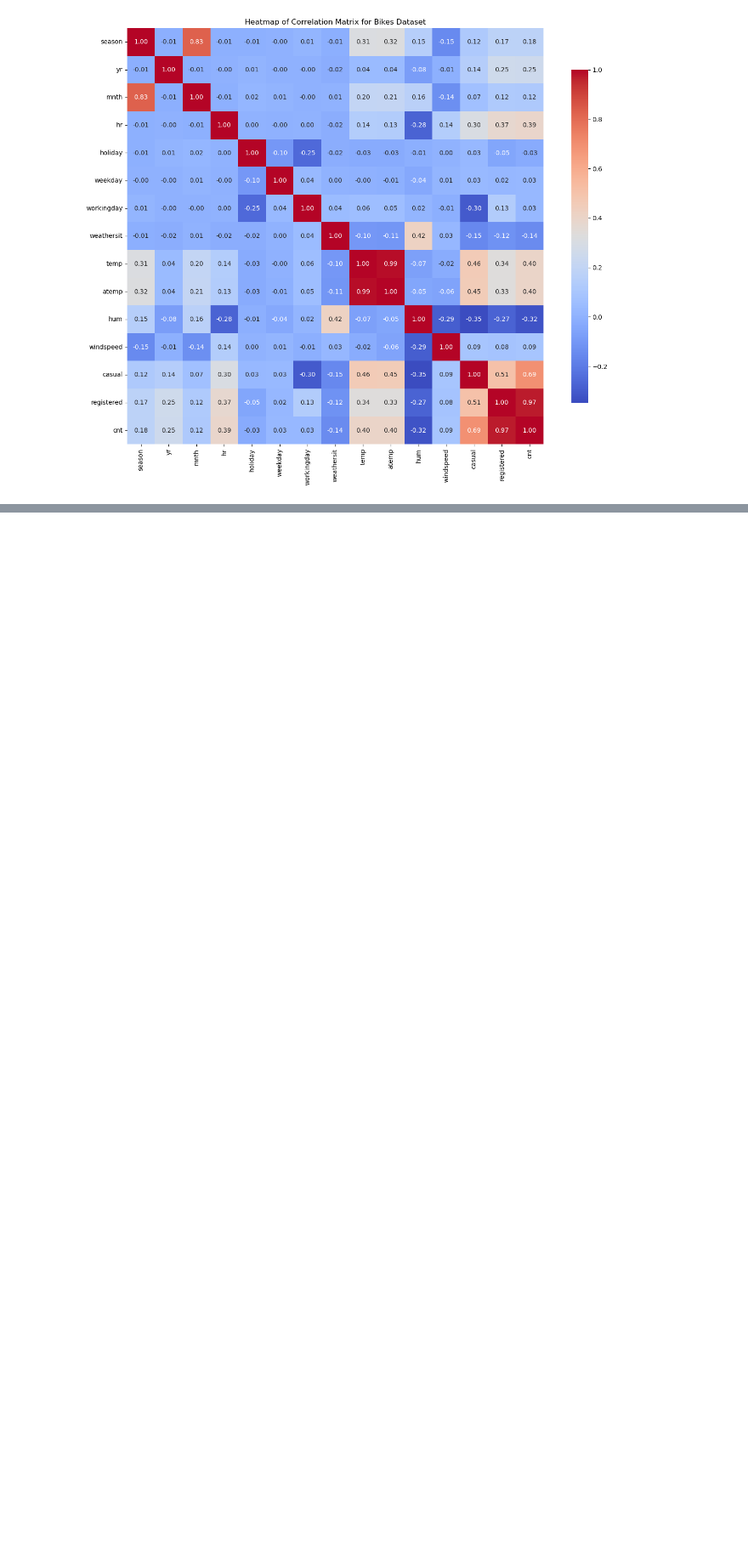
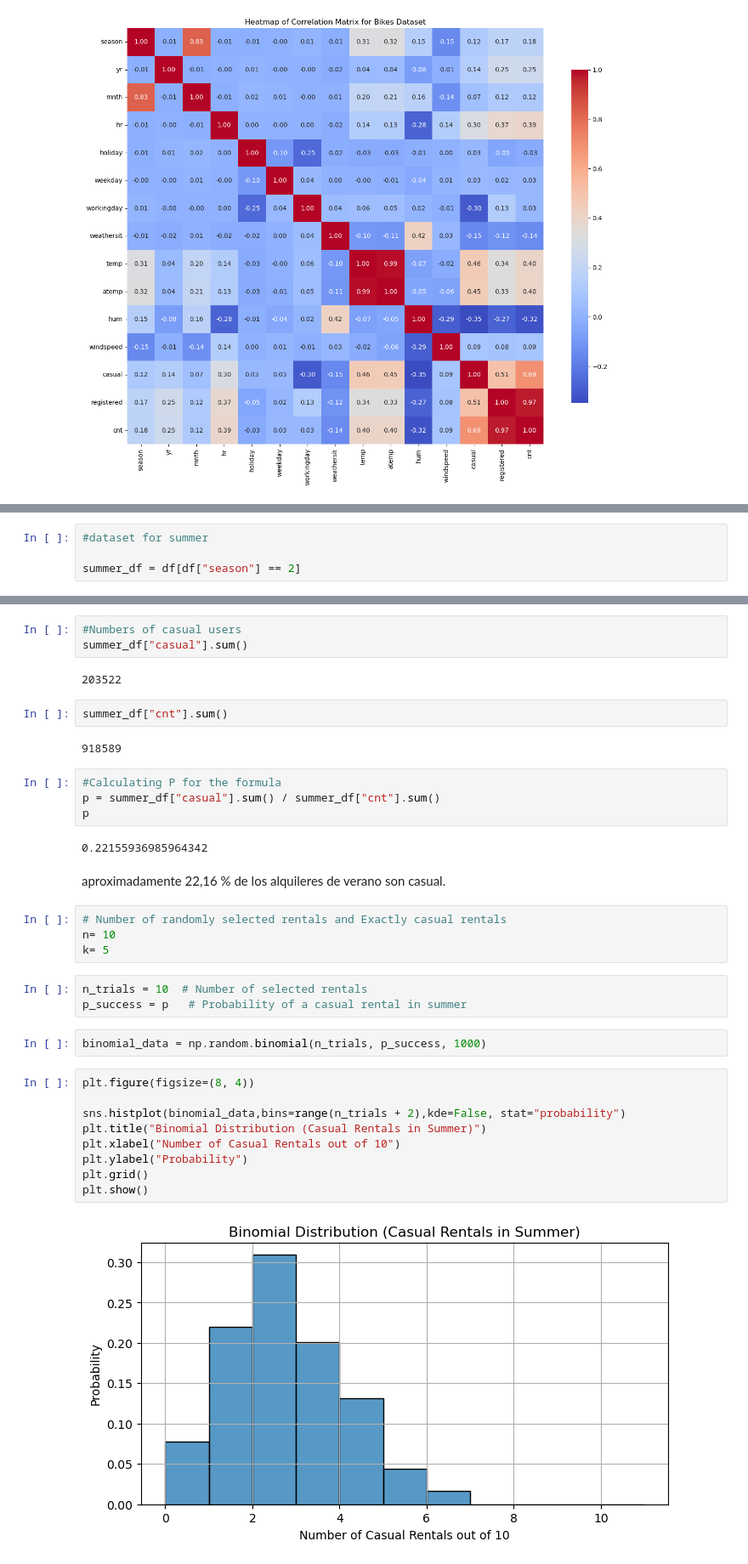
Before and after one commit to 2026623-Student/Statistical-Project, a Jupyter notebook: Bikes_Jupyter.ipynb, the cells around one changed output, grey strips where cells are left out. Shown at 85% size. Cells and saved outputs as stored; diff of their text form; blank space fills up the shorter version.

Commit message:
Starting Binomial
update

```diff
--- a/Bikes_Jupyter.ipynb
+++ b/Bikes_Jupyter.ipynb
@@ -243,0 +248,4 @@ plt.show()
+# %%
+#dataset for summer
+
+summer_df = df[df["season"] == 2]
@@ -243,0 +266,37 @@ plt.show()
+# %%
+#Numbers of casual users
+summer_df["casual"].sum()
+# %% [output]
+203522
+# %%
+summer_df["cnt"].sum()
+# %% [output]
+918589
+# %%
+#Calculating P for the formula
+p = summer_df["casual"].sum() / summer_df["cnt"].sum()
+p
+# %% [output]
+0.22155936985964342
+# %% [markdown]
+aproximadamente 22,16 % de los alquileres de verano son casual.
+# %%
+# Number of randomly selected rentals and Exactly casual rentals
+n= 10
+k= 5
+# %%
+n_trials = 10  # Number of selected rentals
+p_success = p   # Probability of a casual rental in summer
+# %%
+binomial_data = np.random.binomial(n_trials, p_success, 1000)
+# %%
+plt.figure(figsize=(8, 4))
+
+sns.histplot(binomial_data,bins=range(n_trials + 2),kde=False, stat="probability")
+plt.title("Binomial Distribution (Casual Rentals in Summer)")
+plt.xlabel("Number of Casual Rentals out of 10")
+plt.ylabel("Probability")
+plt.grid()
+plt.show()
+# %% [output]
+[figure, added]
```
Also changed, not shown: parts of 4 cells of this notebook.
